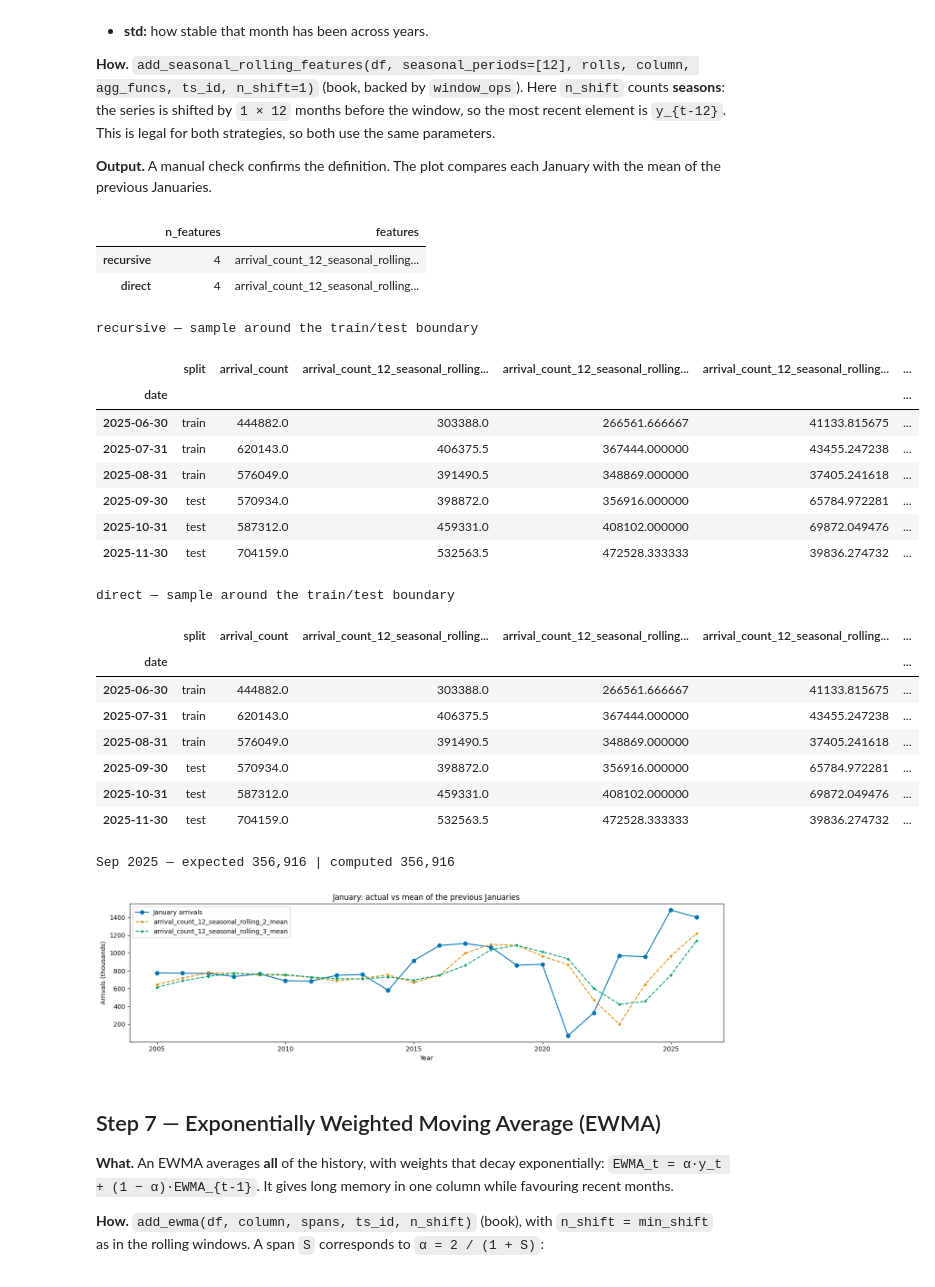
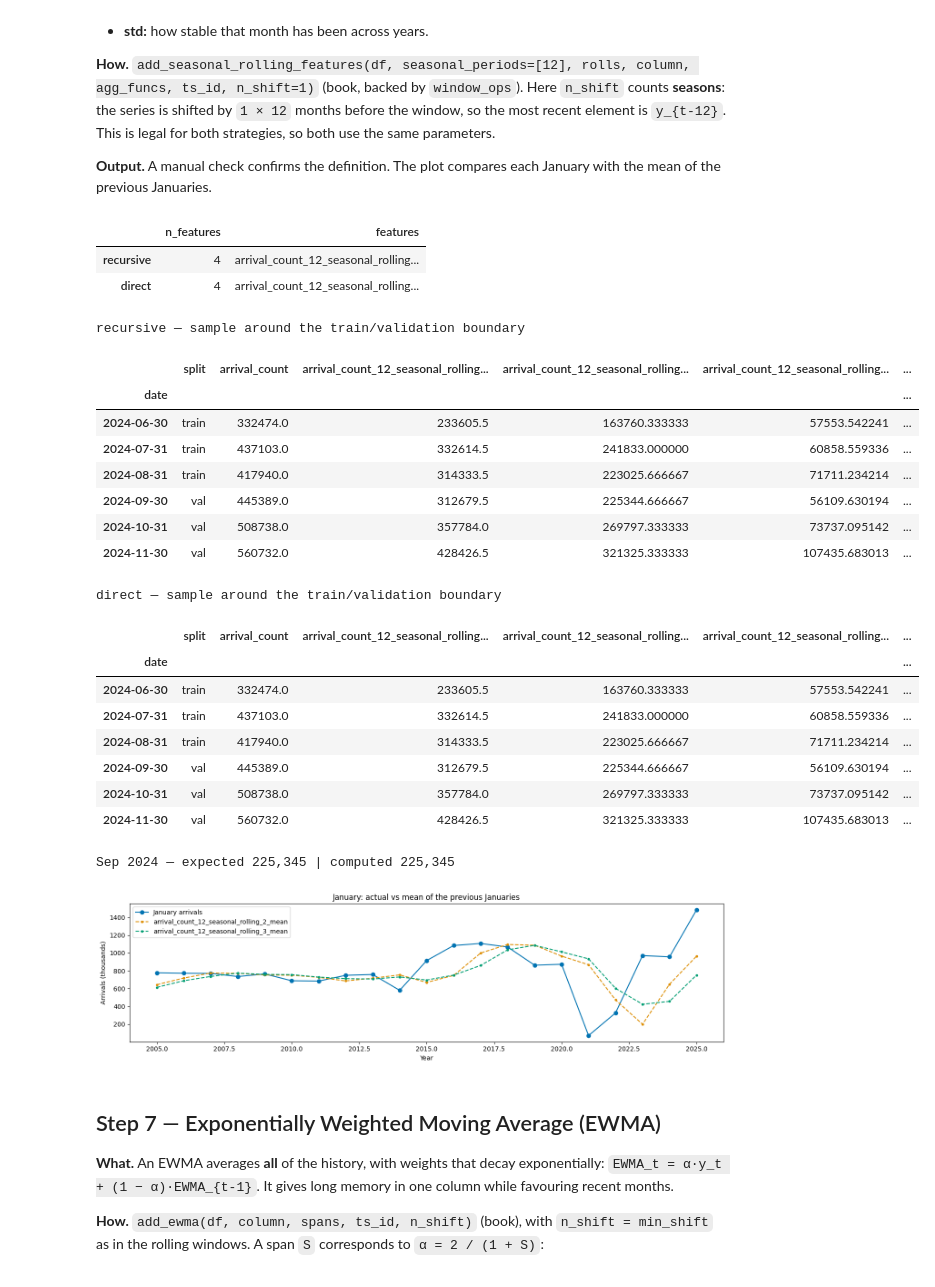
Before and after one commit to Gbrlmoraes/brazil_tourism_forecasting_benchmark, a Jupyter notebook: notebooks/6_feature_engineering.ipynb, the cells around one changed output. Drawn from its saved outputs; the diff is of its cells as text; code cells hidden in the pictures.

```diff
--- a/notebooks/6_feature_engineering.ipynb
+++ b/notebooks/6_feature_engineering.ipynb
@@ -127,16 +128,16 @@ def load_monthly(file_name, split):
 
 monthly = pd.concat([
     load_monthly('train.parquet', 'train'),
-    load_monthly('test.parquet', 'test'),
+    load_monthly('val.parquet', 'val'),
 ]).reset_index()
 monthly[TS_ID] = 'brazil_total'
 monthly = monthly[['date', TS_ID, 'split', TARGET]]
 
 # every date of this notebook is derived from the split (notebook 2)
 TRAIN_END = monthly.loc[monthly['split'] == 'train', 'date'].max()
-TEST_START = monthly.loc[monthly['split'] == 'test', 'date'].min()
-HORIZON = int((monthly['split'] == 'test').sum())
-assert TEST_START == TRAIN_END + pd.offsets.MonthEnd(1), 'test must follow train'
+VAL_START = monthly.loc[monthly['split'] == 'val', 'date'].min()
+HORIZON = int((monthly['split'] == 'val').sum())
+assert VAL_START == TRAIN_END + pd.offsets.MonthEnd(1), 'validation must follow train'
 
 for split, part in monthly.groupby('split', sort=False):
     print(
@@ -297,14 +299,12 @@ display(pd.DataFrame(STRATEGIES).T)
 features = {name: monthly.copy() for name in STRATEGIES}
 feature_groups = {name: {} for name in STRATEGIES}
 
-# around the train/test boundary: the last 3 train and the first 3 test months
-BOUNDARY = slice(
-    TRAIN_END - pd.offsets.MonthEnd(2), TEST_START + pd.offsets.MonthEnd(2)
-)
+# around the train/validation boundary: the last 3 train and first 3 validation months
+BOUNDARY = slice(TRAIN_END - pd.offsets.MonthEnd(2), VAL_START + pd.offsets.MonthEnd(2))
 
 
 def show_step(group, columns=None, rows=BOUNDARY):
-    """Summarize a step's new features and show them around the train/test boundary."""
+    """Summarize a step's new features and show them around the train/val boundary."""
     display(
         pd.DataFrame({
             name: {
@@ -317,7 +317,7 @@ def show_step(group, columns=None, rows=BOUNDARY):
     for name, frame in features.items():
         cols = columns or feature_groups[name][group]
         cols = [c for c in cols if c in frame.columns]
-        print(f'{name} — sample around the train/test boundary')
+        print(f'{name} — sample around the train/validation boundary')
         display(frame.set_index('date').loc[rows, ['split', TARGET, *cols]])
 # %% [output]
 |  | min_shift | lags |
@@ -485,54 +486,54 @@ mean of the previous Januaries.
 def add_seasonal_window_features(df, cfg):
     # n_shift counts seasons: shift 1 × 12 months, legal for both strategies
     return add_seasonal_rolling_features(
         df,
         seasonal_periods=[SEASONAL_PERIOD],
         rolls=SEASONAL_WINDOWS,
         column=TARGET,
         agg_funcs=SEASONAL_AGGS,
         ts_id=TS_ID,
         n_shift=1,
     )
 
 
 for name, cfg in STRATEGIES.items():
     features[name], feature_groups[name]['seasonal_rolling'] = (
         add_seasonal_window_features(features[name], cfg)
     )
 
 show_step('seasonal_rolling')
 
-# manual check: the 3-year seasonal mean of the first test month = mean of the
+# manual check: the 3-year seasonal mean of the first validation month = mean of the
 # same month in the 3 previous years
 by_date = features['recursive'].set_index('date')
-previous_years = [TEST_START - pd.offsets.MonthEnd(12 * k) for k in (1, 2, 3)]
+previous_years = [VAL_START - pd.offsets.MonthEnd(12 * k) for k in (1, 2, 3)]
 expected = by_date.loc[previous_years, TARGET].mean()
-computed = by_date.loc[TEST_START, f'{TARGET}_12_seasonal_rolling_3_mean']
-print(f'{TEST_START:%b %Y} — expected {expected:,.0f} | computed {computed:,.0f}')
+computed = by_date.loc[VAL_START, f'{TARGET}_12_seasonal_rolling_3_mean']
+print(f'{VAL_START:%b %Y} — expected {expected:,.0f} | computed {computed:,.0f}')
 assert np.isclose(expected, computed)
 # %% [output]
 |  | n_features | features |
 | recursive | 4 | arrival_count_12_seasonal_rolling... |
 | direct | 4 | arrival_count_12_seasonal_rolling... |
-recursive — sample around the train/test boundary
+recursive — sample around the train/validation boundary
 |  | split | arrival_count | arrival_count_12_seasonal_rolling... | arrival_count_12_seasonal_rolling... | arrival_count_12_seasonal_rolling... | ... |
 | date |  |  |  |  |  | ... |
-| 2025-06-30 | train | 444882.0 | 303388.0 | 266561.666667 | 41133.815675 | ... |
-| 2025-07-31 | train | 620143.0 | 406375.5 | 367444.000000 | 43455.247238 | ... |
-| 2025-08-31 | train | 576049.0 | 391490.5 | 348869.000000 | 37405.241618 | ... |
-| 2025-09-30 | test | 570934.0 | 398872.0 | 356916.000000 | 65784.972281 | ... |
-| 2025-10-31 | test | 587312.0 | 459331.0 | 408102.000000 | 69872.049476 | ... |
-| 2025-11-30 | test | 704159.0 | 532563.5 | 472528.333333 | 39836.274732 | ... |
+| 2024-06-30 | train | 332474.0 | 233605.5 | 163760.333333 | 57553.542241 | ... |
+| 2024-07-31 | train | 437103.0 | 332614.5 | 241833.000000 | 60858.559336 | ... |
+| 2024-08-31 | train | 417940.0 | 314333.5 | 223025.666667 | 71711.234214 | ... |
+| 2024-09-30 | val | 445389.0 | 312679.5 | 225344.666667 | 56109.630194 | ... |
+| 2024-10-31 | val | 508738.0 | 357784.0 | 269797.333333 | 73737.095142 | ... |
+| 2024-11-30 | val | 560732.0 | 428426.5 | 321325.333333 | 107435.683013 | ... |
-direct — sample around the train/test boundary
+direct — sample around the train/validation boundary
 |  | split | arrival_count | arrival_count_12_seasonal_rolling... | arrival_count_12_seasonal_rolling... | arrival_count_12_seasonal_rolling... | ... |
 | date |  |  |  |  |  | ... |
-| 2025-06-30 | train | 444882.0 | 303388.0 | 266561.666667 | 41133.815675 | ... |
-| 2025-07-31 | train | 620143.0 | 406375.5 | 367444.000000 | 43455.247238 | ... |
-| 2025-08-31 | train | 576049.0 | 391490.5 | 348869.000000 | 37405.241618 | ... |
-| 2025-09-30 | test | 570934.0 | 398872.0 | 356916.000000 | 65784.972281 | ... |
-| 2025-10-31 | test | 587312.0 | 459331.0 | 408102.000000 | 69872.049476 | ... |
-| 2025-11-30 | test | 704159.0 | 532563.5 | 472528.333333 | 39836.274732 | ... |
+| 2024-06-30 | train | 332474.0 | 233605.5 | 163760.333333 | 57553.542241 | ... |
+| 2024-07-31 | train | 437103.0 | 332614.5 | 241833.000000 | 60858.559336 | ... |
+| 2024-08-31 | train | 417940.0 | 314333.5 | 223025.666667 | 71711.234214 | ... |
+| 2024-09-30 | val | 445389.0 | 312679.5 | 225344.666667 | 56109.630194 | ... |
+| 2024-10-31 | val | 508738.0 | 357784.0 | 269797.333333 | 73737.095142 | ... |
+| 2024-11-30 | val | 560732.0 | 428426.5 | 321325.333333 | 107435.683013 | ... |
-Sep 2025 — expected 356,916 | computed 356,916
+Sep 2024 — expected 225,345 | computed 225,345
 # %%
 january = features['recursive'].query('date.dt.month == 1 and date >= "2005-01-01"')
 fig, ax = plt.subplots(figsize=(14, 4))
@@ -555,7 +556,7 @@ ax.legend()
 plt.tight_layout()
 plt.show()
 # %% [output]
-[figure, old version]
+[figure, new version]
 # %% [markdown]
 ## Step 7 — Exponentially Weighted Moving Average (EWMA)
 
```
Also changed, not shown: parts of 21 cells of this notebook, 8 other files.
